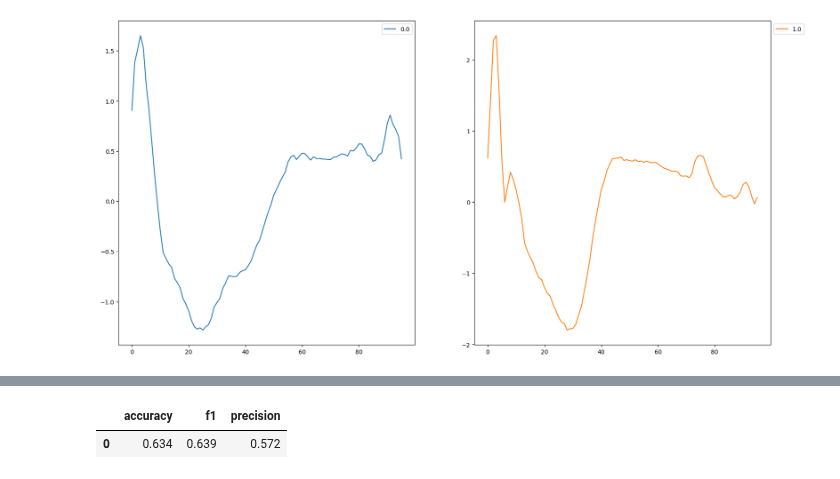
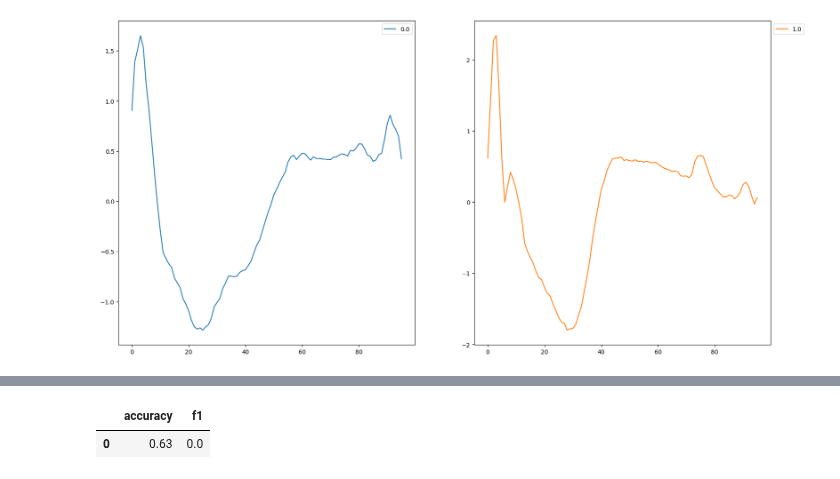
Before and after one commit to aimclub/Fedot.Industrial, a Jupyter notebook: examples/tutorial/time_series/ts_classification/classification_example_advanced.ipynb, the cells around one changed output, grey strips where cells are left out. Cells and saved outputs as stored; diff of their text form; code cells hidden in the pictures.

```diff
--- a/examples/tutorial/time_series/ts_classification/classification_example_advanced.ipynb
+++ b/examples/tutorial/time_series/ts_classification/classification_example_advanced.ipynb
@@ -173,6 +188,15 @@ fourier_list_model =  {'fourier_basis':{'threshold':threshold,
+# %%
+multimodal_pipeline = {'recurrence_extractor': {
+        'window_size': 30,
+        'stride': 5,
+        'image_mode': True},
+        'resnet_model': {
+            'epochs': 50,
+            'batch_size': 8,
+            'model_name': 'ResNet50'}}
 # %%
-result_dict_fourier = ApiTemplate(api_config=api_config,
-                                    metric_list=metric_names).eval(dataset='NerveDamage',
-                                                         finetune=finetune,
-                                                         initial_assumption = fourier_list_model)
+result_dict = ApiTemplate(api_config=api_config,
+                          metric_list=('f1', 'accuracy')).eval(dataset=ECG,
+                                                               finetune=finetune,
+                                                               initial_assumption=multimodal_pipeline)
 # %% [output]
@@ -196,5 +238,5 @@ FEDOT logger - Predictions was saved in current directory.
 # %%
-result_dict_fourier['metrics']
+result_dict['metrics']
 # %% [output]
-|  | accuracy | f1 | precision |
-| 0 | 0.634 | 0.639 | 0.572 |
+|  | accuracy | f1 |
+| 0 | 0.63 | 0.0 |
```
Also changed, not shown: parts of 36 cells of this notebook, 7 other files.
